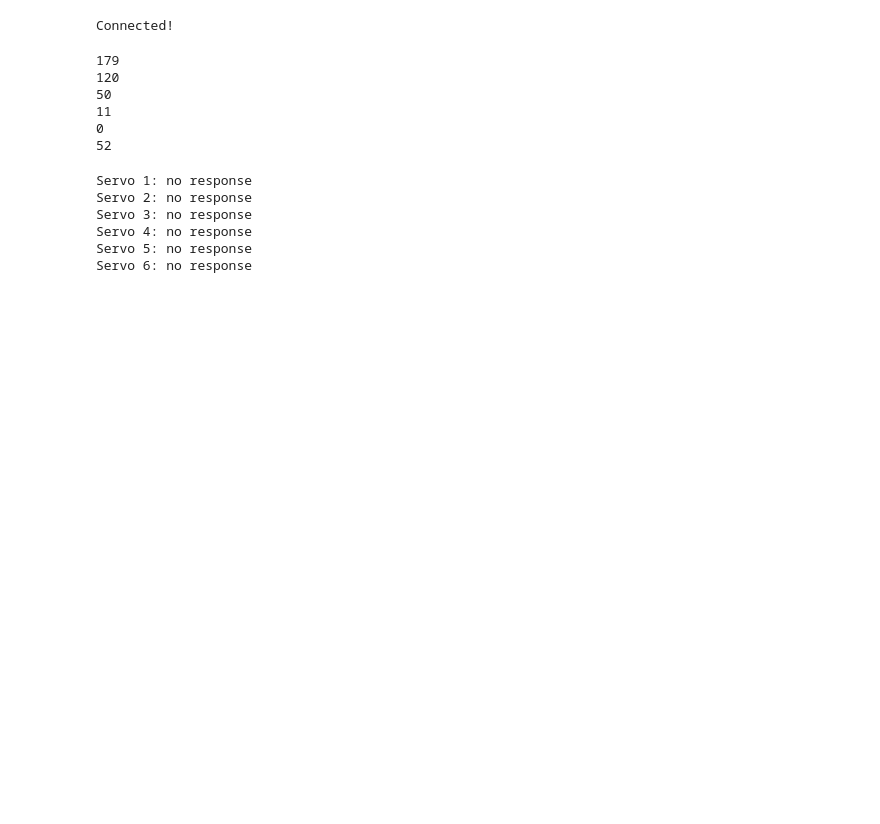
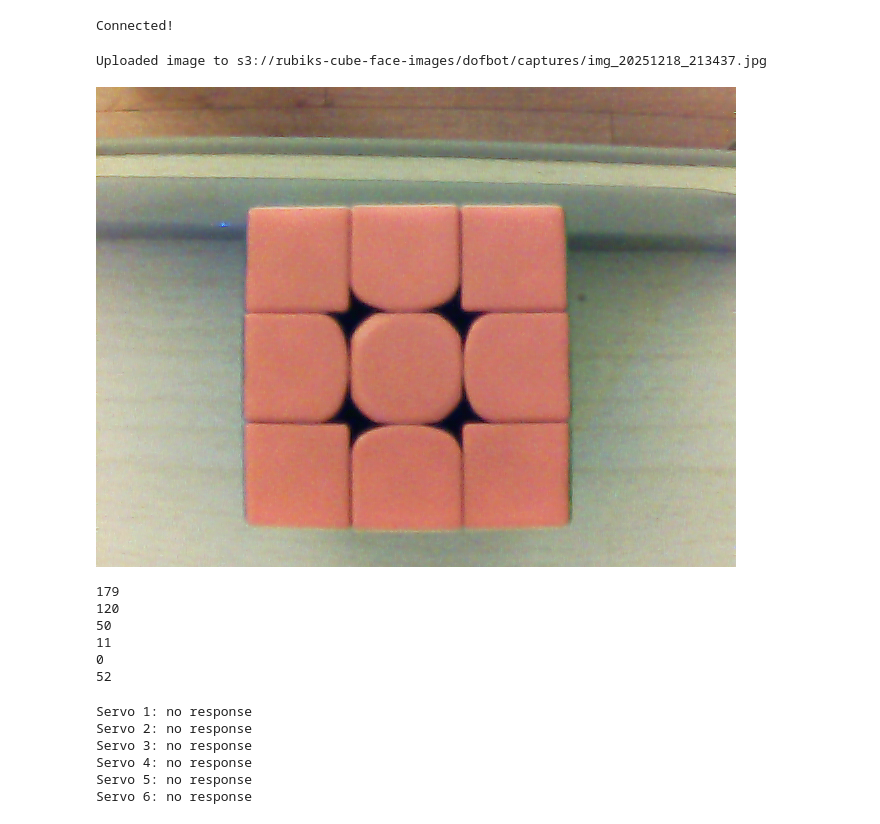
Before and after one commit to abhi1345/rubiks-cube-solvers, a Jupyter notebook: robot-control/ArmPlayground.ipynb, the cells around one changed output. Cells and saved outputs as stored; diff of their text form; code cells hidden in the pictures; blank space fills up the shorter version.

```diff
--- a/robot-control/ArmPlayground.ipynb
+++ b/robot-control/ArmPlayground.ipynb
@@ -549,3 +717,8 @@ arm.Arm.Arm_serial_servo_write6(
+# %%
+arm.take_picture()
+# %% [output]
+Uploaded image to s3://rubiks-cube-face-images/dofbot/captures/img_20251218_213437.jpg
+[figure, added]
 # %%
 for i in range(1, 7):
     print(arm.Arm.Arm_serial_servo_read(i))
```
Also changed, not shown: parts of 19 cells of this notebook.
